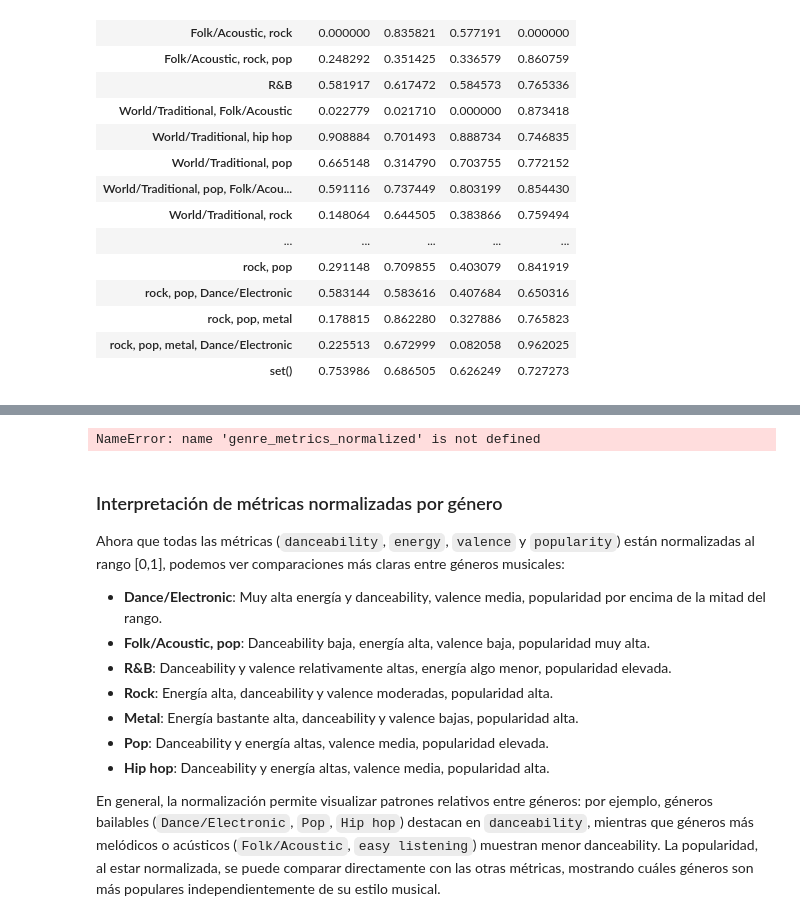
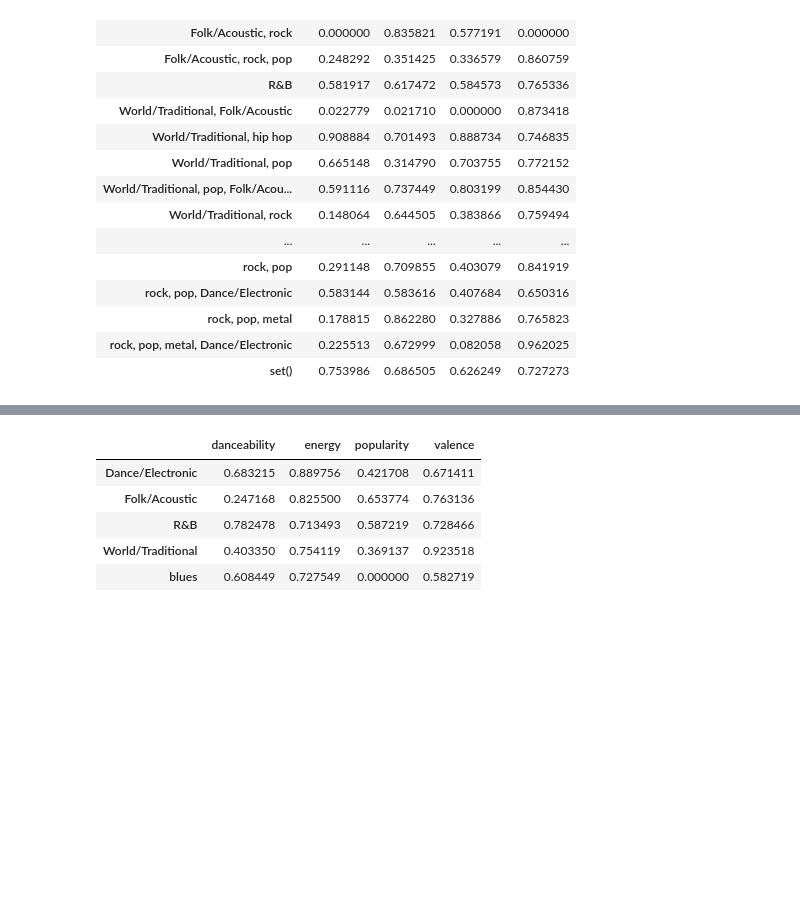
Before and after one commit to andresmatesanz/analizador-spotify-json, a Jupyter notebook: notebooks/01_exploracion_spotify.ipynb, the cells around one changed output, grey strips where cells are left out. Drawn from its saved outputs; the diff is of its cells as text; code cells hidden in the pictures; blank space fills up the shorter version.

```diff
--- a/notebooks/01_exploracion_spotify.ipynb
+++ b/notebooks/01_exploracion_spotify.ipynb
@@ -472,41 +431,38 @@ Para comparar `danceability`, `energy`, `valence` y `popularity` entre géneros
-# %%
-import matplotlib.pyplot as plt
-import numpy as np
-
-# Seleccionamos las métricas normalizadas por género
-metrics = ['danceability', 'energy', 'valence', 'popularity']
-genres = genre_metrics_normalized.index.tolist()  # usando el DataFrame que mostraste
-values = genre_metrics_normalized[metrics].values
-
-# Configuración del gráfico
-x = np.arange(len(genres))  # posición de los géneros
-width = 0.2  # ancho de cada barra
-
-plt.figure(figsize=(18,6))
-
-# Graficamos cada métrica
-for i, metric in enumerate(metrics):
-    plt.bar(x + i*width, values[:, i], width, label=metric)
-
-plt.xticks(x + width*1.5, genres, rotation=90)
-plt.ylabel('Valor normalizado')
-plt.title('Comparativa de métricas por género musical')
-plt.legend()
-plt.tight_layout()
-plt.show()
-# %% [output]
-NameError: name 'genre_metrics_normalized' is not defined
-# %% [markdown]
-### Interpretación de métricas normalizadas por género
-
-Ahora que todas las métricas (`danceability`, `energy`, `valence` y `popularity`) están normalizadas al rango [0,1], podemos ver comparaciones más claras entre géneros musicales:
-
-- **Dance/Electronic**: Muy alta energía y danceability, valence media, popularidad por encima de la mitad del rango.
-- **Folk/Acoustic, pop**: Danceability baja, energía alta, valence baja, popularidad muy alta.
-- **R&B**: Danceability y valence relativamente altas, energía algo menor, popularidad elevada.
-- **Rock**: Energía alta, danceability y valence moderadas, popularidad alta.
-- **Metal**: Energía bastante alta, danceability y valence bajas, popularidad alta.
-- **Pop**: Danceability y energía altas, valence media, popularidad elevada.
-- **Hip hop**: Danceability y energía altas, valence media, popularidad alta.
-
-En general, la normalización permite visualizar patrones relativos entre géneros: por ejemplo, géneros bailables (`Dance/Electronic`, `Pop`, `Hip hop`) destacan en `danceability`, mientras que géneros más melódicos o acústicos (`Folk/Acoustic`, `easy listening`) muestran menor danceability. La popularidad, al estar normalizada, se puede comparar directamente con las otras métricas, mostrando cuáles géneros son más populares independientemente de su estilo musical.
+# %%
+import pandas as pd
+
+# Datos originales por género
+genre_data = {
+    'Dance/Electronic': {'danceability': 0.6667923076923077, 'energy': 0.7671230769230769, 'popularity': 54.98205128205128, 'valence': 0.5366710256410256},
+    'Folk/Acoustic': {'danceability': 0.5674, 'energy': 0.72855, 'popularity': 60.2, 'valence': 0.57925},
+    'R&B': {'danceability': 0.6894181415929204, 'energy': 0.6613119469026549, 'popularity': 58.703539823008846, 'valence': 0.5631564159292035},
+    'World/Traditional': {'danceability': 0.603, 'energy': 0.6857, 'popularity': 53.8, 'valence': 0.6537},
+    'blues': {'danceability': 0.64975, 'energy': 0.66975, 'popularity': 45.5, 'valence': 0.4955},
+    'classical': {'danceability': 0.59, 'energy': 0.578, 'popularity': 63.0, 'valence': 0.264},
+    'country': {'danceability': 0.5781428571428572, 'energy': 0.7185714285714285, 'popularity': 56.57142857142857, 'valence': 0.5215714285714286},
+    'easy listening': {'danceability': 0.612, 'energy': 0.6897142857142856, 'popularity': 61.42857142857143, 'valence': 0.5702857142857143},
+    'hip hop': {'danceability': 0.7180719794344472, 'energy': 0.6989100257069408, 'popularity': 61.987146529562985, 'valence': 0.5614173521850899},
+    'jazz': {'danceability': 0.548, 'energy': 0.233, 'popularity': 57.5, 'valence': 0.225},
+    'latin': {'danceability': 0.724078125, 'energy': 0.788375, 'popularity': 59.171875, 'valence': 0.689203125},
+    'metal': {'danceability': 0.511060606060606, 'energy': 0.8333030303030302, 'popularity': 67.98484848484848, 'valence': 0.45051060606060606},
+    'pop': {'danceability': 0.6702137170851195, 'energy': 0.7148028169014083, 'popularity': 59.27434170238824, 'valence': 0.5539382118799755},
+    'rock': {'danceability': 0.5556410256410257, 'energy': 0.7916880341880341, 'popularity': 63.06837606837607, 'valence': 0.5243141025641025},
+    'set()': {'danceability': 0.739, 'energy': 0.7389545454545455, 'popularity': 57.45454545454545, 'valence': 0.6632727272727273}
+}
+
+# Creo el DataFrame
+genre_metrics = pd.DataFrame(genre_data).T
+
+# Normalizo manualmente
+genre_metrics_normalized = genre_metrics.copy()
+for col in ['danceability', 'energy', 'valence', 'popularity']:
+    genre_metrics_normalized[col] = (genre_metrics[col] - genre_metrics[col].min()) / (genre_metrics[col].max() - genre_metrics[col].min())
+
+genre_metrics_normalized.head()
+# %% [output]
+|  | danceability | energy | popularity | valence |
+| Dance/Electronic | 0.683215 | 0.889756 | 0.421708 | 0.671411 |
+| Folk/Acoustic | 0.247168 | 0.825500 | 0.653774 | 0.763136 |
+| R&B | 0.782478 | 0.713493 | 0.587219 | 0.728466 |
+| World/Traditional | 0.403350 | 0.754119 | 0.369137 | 0.923518 |
+| blues | 0.608449 | 0.727549 | 0.000000 | 0.582719 |
```
Also changed, not shown: parts of 7 cells of this notebook.
